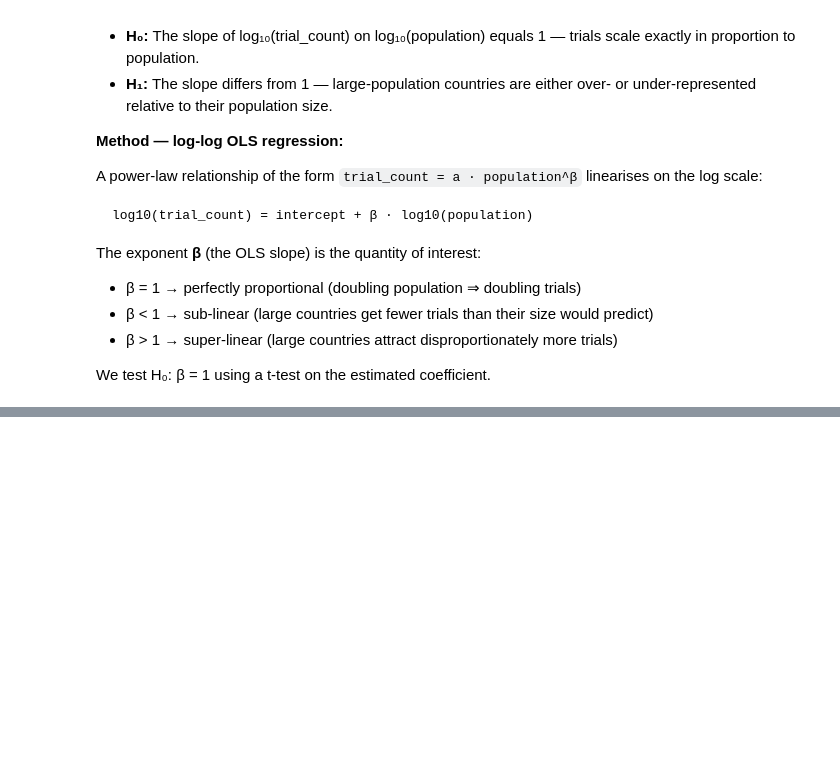
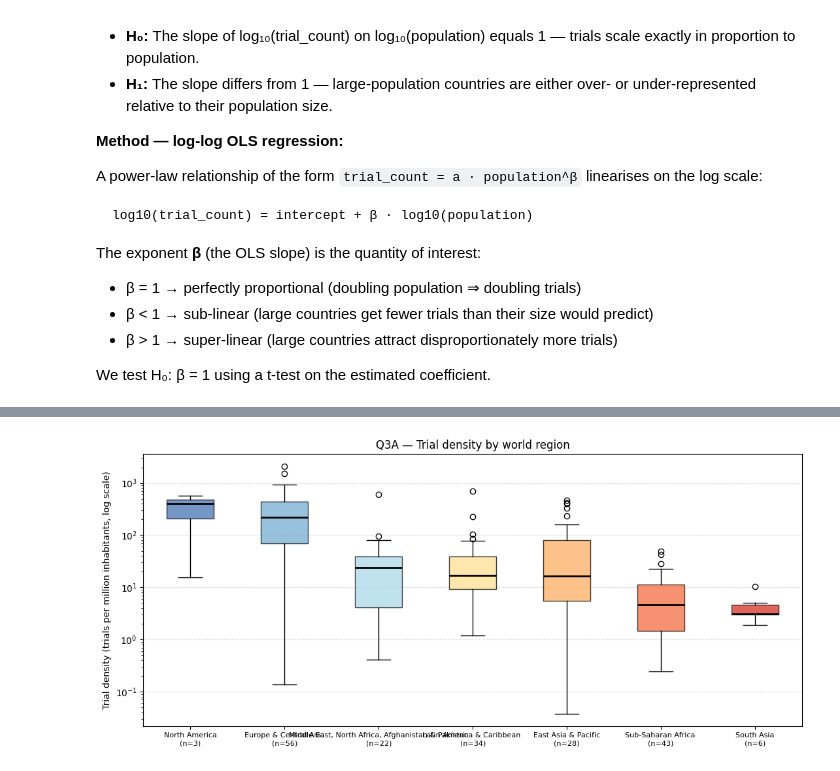
Before and after one commit to Momchil-Ivanov/Data-Science-Mar-2026, a Jupyter notebook: notebook.ipynb, the cells around one changed output, grey strips where cells are left out. Drawn from its saved outputs; the diff is of its cells as text; code cells hidden in the pictures; blank space fills up the shorter version.

Commit message:
Add Section 3.4 - Q3 regional inequality, Lorenz curve and Gini coefficient

```diff
--- a/notebook.ipynb
+++ b/notebook.ipynb
@@ -837,0 +863,79 @@ plt.show()
+# %%
+df_q3 = df[["region", "trial_count", "trial_density", "population"]].dropna().copy()
+
+# Part A: Regional trial density
+
+region_medians = (
+    df_q3.groupby("region")["trial_density"]
+    .median()
+    .sort_values(ascending=False)
+)
+
+REGION_ORDER = region_medians.index.tolist()
+
+groups_region = [
+    df_q3[df_q3["region"] == r]["trial_density"].values
+    for r in REGION_ORDER
+]
+
+stat_kw, p_kw = kruskal(*groups_region)
+print(f"Kruskal-Wallis (regional trial density): H = {stat_kw:.2f},  p = {p_kw:.4g}")
+
+fig, ax = plt.subplots(figsize=(11, 5))
+
+bp = ax.boxplot(
+    groups_region,
+    labels=[f"{r}\n(n={len(g)})" for r, g in zip(REGION_ORDER, groups_region)],
+    patch_artist=True,
+    medianprops=dict(color="black", linewidth=2),
+    vert=True,
+)
+
+region_colors = ["#4575b4", "#74add1", "#abd9e9", "#fee090", "#fdae61", "#f46d43", "#d73027"]
+for patch, color in zip(bp["boxes"], region_colors):
+    patch.set_facecolor(color)
+    patch.set_alpha(0.75)
+
+ax.set_yscale("log")
+ax.set_ylabel("Trial density (trials per million inhabitants, log scale)")
+ax.set_title("Q3A — Trial density by world region")
+ax.grid(axis="y", linestyle="--", alpha=0.4)
+plt.xticks(fontsize=8, rotation=20, ha="right")
+plt.tight_layout()
+plt.show()
+
+print("\nMedian trial density by region:")
+print(region_medians.round(2).to_string())
+
+# Part B: Lorenz curve + Gini coefficient
+
+def gini(values):
+    """Compute Gini coefficient for an array of non-negative values."""
+    v = np.sort(np.asarray(values, dtype=float))
+    n = len(v)
+    cumv = np.cumsum(v)
+    return (2 * np.sum((np.arange(1, n + 1)) * v) / (n * cumv[-1])) - (n + 1) / n
+
+trial_sorted = np.sort(df_q3["trial_count"].values)
+n = len(trial_sorted)
+cum_countries = np.concatenate([[0], np.arange(1, n + 1) / n])
+cum_trials = np.concatenate([[0], np.cumsum(trial_sorted) / trial_sorted.sum()])
+
+gini_coef = gini(trial_sorted)
+
+fig, ax = plt.subplots(figsize=(7, 6))
+ax.plot(cum_countries, cum_trials, color="#4575b4", linewidth=2.5, label=f"Lorenz curve (Gini = {gini_coef:.3f})")
+ax.plot([0, 1], [0, 1], color="grey", linestyle="--", linewidth=1.5, label="Perfect equality")
+ax.fill_between(cum_countries, cum_trials, cum_countries, alpha=0.12, color="#4575b4")
+ax.set_xlabel("Cumulative share of countries (sorted by trial count)")
+ax.set_ylabel("Cumulative share of global trial count")
+ax.set_title("Q3B — Lorenz curve of global clinical trial distribution")
+ax.legend(fontsize=10)
+ax.grid(linestyle="--", alpha=0.4)
+plt.tight_layout()
+plt.show()
+
+print(f"\nGini coefficient: {gini_coef:.3f}")
+top10_share = trial_sorted[int(0.9 * n):].sum() / trial_sorted.sum() * 100
+print(f"Top 10% of countries account for {top10_share:.1f}% of all trials")
+# %% [output]
@@ -837,0 +943 @@ plt.show()
+[figure, added]
```
Also changed, not shown: parts of 4 cells of this notebook.
